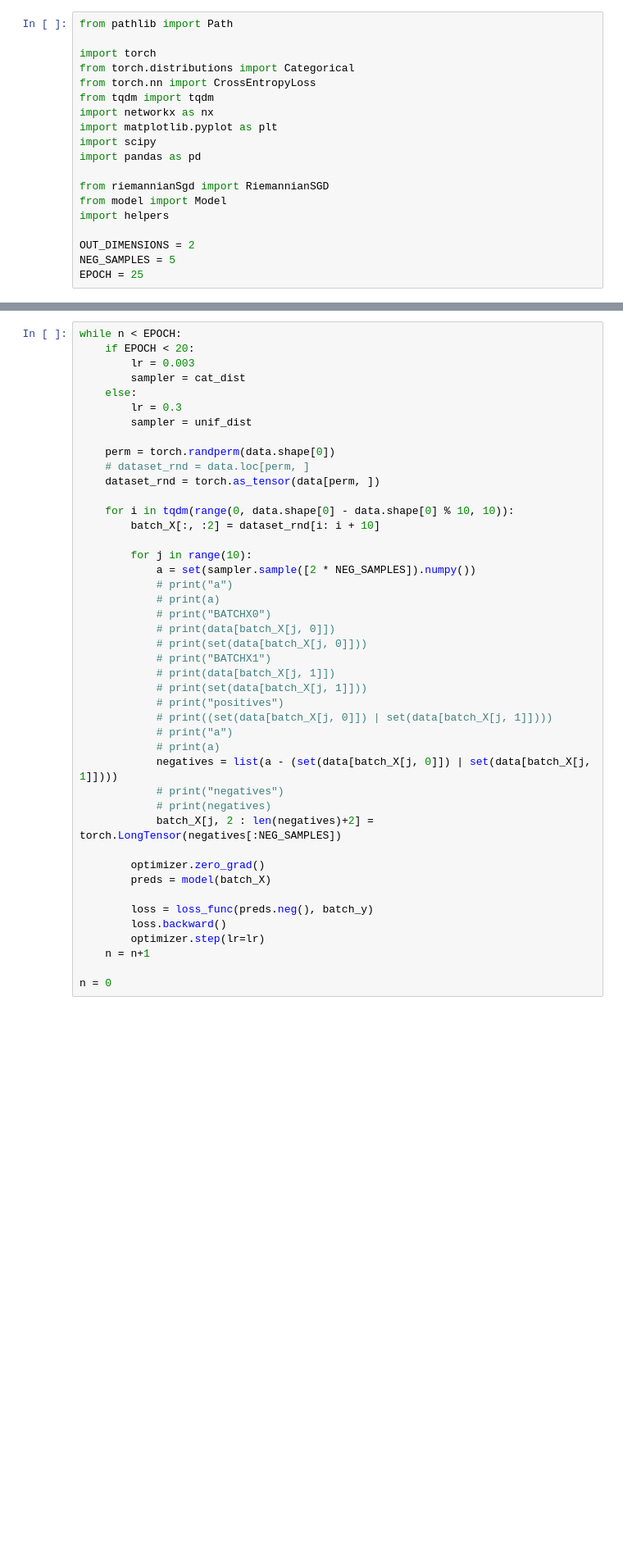
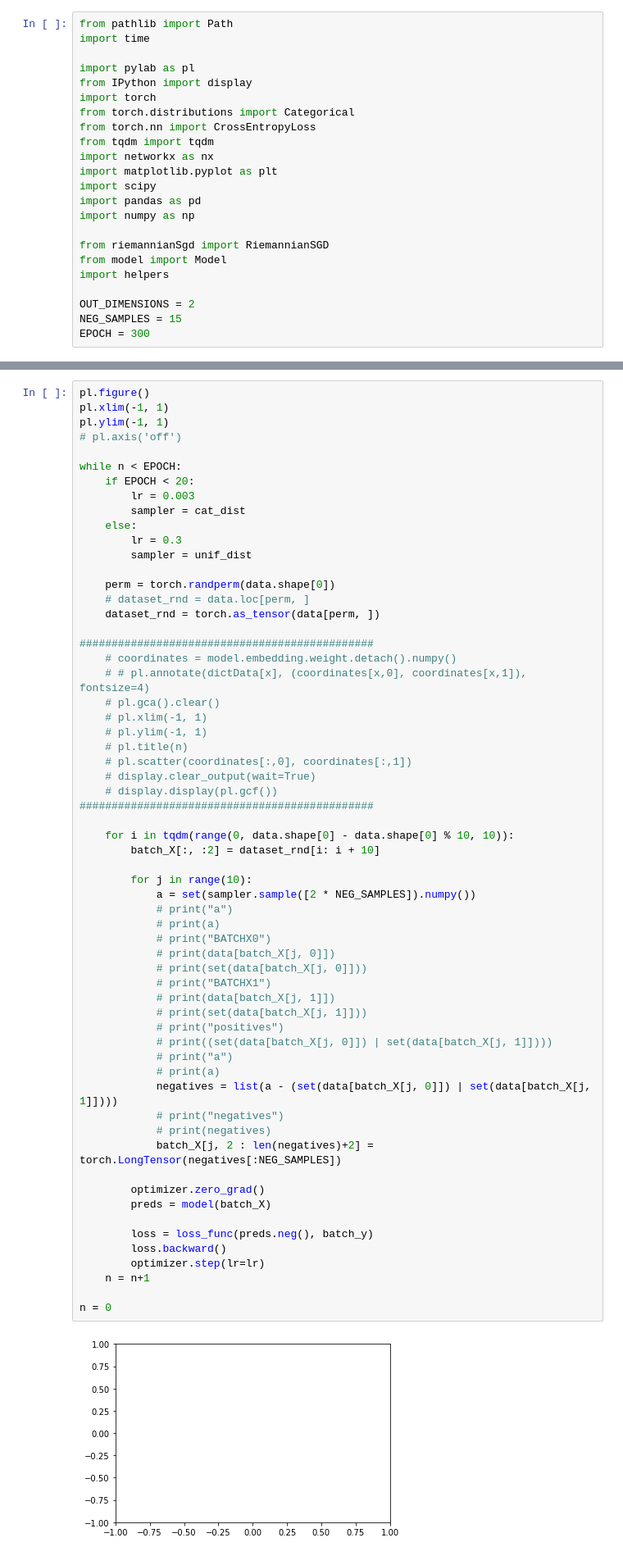
Before and after one commit to mi-erasmusmc/omop-poincare, a Jupyter notebook: main_notebook.ipynb, the cells around one changed output, grey strips where cells are left out. Shown at 82% size. Saved outputs shown, nothing was run; the diff lists cells and outputs as text; blank space fills up the shorter version.

```diff
--- a/main_notebook.ipynb
+++ b/main_notebook.ipynb
@@ -1,6 +1,9 @@
 # %%
 from pathlib import Path
+import time
 
+import pylab as pl
+from IPython import display
 import torch
 from torch.distributions import Categorical
 from torch.nn import CrossEntropyLoss
@@ -9,14 +12,15 @@ import networkx as nx
 import matplotlib.pyplot as plt
 import scipy
 import pandas as pd
+import numpy as np
 
 from riemannianSgd import RiemannianSGD
 from model import Model
 import helpers
 
 OUT_DIMENSIONS = 2
-NEG_SAMPLES = 5
-EPOCH = 25
+NEG_SAMPLES = 15
+EPOCH = 300
 # %%
 data, objects, weights = helpers.load_edge_list(Path("data", "dist1Sample.csv"))
 # id2 = ancestor, id1 = descendant according to descendant name in near column
@@ -85,4 +91,9 @@ AttributeError: 'list' object has no attribute 'shape'
 # %%
+pl.figure()
+pl.xlim(-1, 1)
+pl.ylim(-1, 1)
+# pl.axis('off')
+
 while n < EPOCH:
     if EPOCH < 20:
         lr = 0.003
@@ -94,38 +105,52 @@ while n < EPOCH:
     perm = torch.randperm(data.shape[0])
     # dataset_rnd = data.loc[perm, ]
     dataset_rnd = torch.as_tensor(data[perm, ])
+
+##############################################
+    # coordinates = model.embedding.weight.detach().numpy()
+    # # pl.annotate(dictData[x], (coordinates[x,0], coordinates[x,1]), fontsize=4)
+    # pl.gca().clear()
+    # pl.xlim(-1, 1)
+    # pl.ylim(-1, 1)
+    # pl.title(n)
+    # pl.scatter(coordinates[:,0], coordinates[:,1])
+    # display.clear_output(wait=True)
+    # display.display(pl.gcf())
+##############################################
 
     for i in tqdm(range(0, data.shape[0] - data.shape[0] % 10, 10)):
         batch_X[:, :2] = dataset_rnd[i: i + 10]
 
         for j in range(10):
             a = set(sampler.sample([2 * NEG_SAMPLES]).numpy())
             # print("a")
             # print(a)
             # print("BATCHX0")
             # print(data[batch_X[j, 0]])
             # print(set(data[batch_X[j, 0]]))
             # print("BATCHX1")
             # print(data[batch_X[j, 1]])
             # print(set(data[batch_X[j, 1]]))
             # print("positives")
             # print((set(data[batch_X[j, 0]]) | set(data[batch_X[j, 1]])))
             # print("a")
             # print(a)
             negatives = list(a - (set(data[batch_X[j, 0]]) | set(data[batch_X[j, 1]])))
             # print("negatives")
             # print(negatives)
             batch_X[j, 2 : len(negatives)+2] = torch.LongTensor(negatives[:NEG_SAMPLES])
 
         optimizer.zero_grad()
         preds = model(batch_X)
 
         loss = loss_func(preds.neg(), batch_y)
         loss.backward()
         optimizer.step(lr=lr)
     n = n+1
 
 n = 0
+# %% [output]
+[figure, added]
 # %%
 import matplotlib.pyplot as plt
 
```
Also changed, not shown: parts of 4 cells of this notebook, 4 other files.
